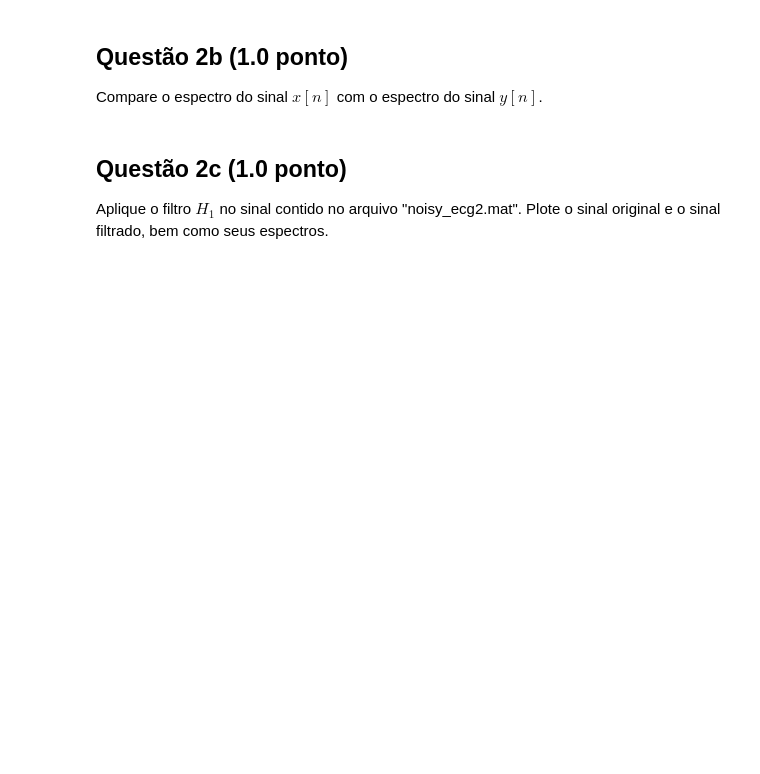
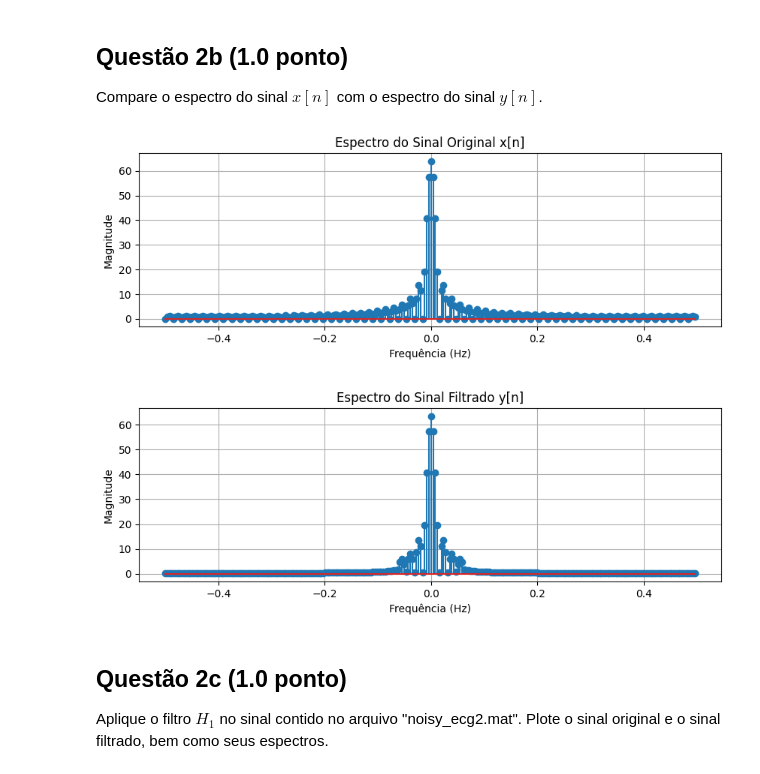
Before and after one commit to leopcortes/unb, a Jupyter notebook: sstd/Projeto3/projeto3.ipynb, the cells around one changed output. Cells and saved outputs as stored; diff of their text form; code cells hidden in the pictures; blank space fills up the shorter version.

```diff
--- a/sstd/Projeto3/projeto3.ipynb
+++ b/sstd/Projeto3/projeto3.ipynb
@@ -69,3 +167,28 @@ Compare o espectro do sinal $x\left[n\right]$ com o espectro do sinal $y\left[n\
+# %%
+#Resposta da questão 2b
+X = np.fft.fft(x)
+Y = np.fft.fft(y)
+
+freq = np.fft.fftfreq(N)
+
+plt.figure(figsize=(10, 3))
+plt.stem(freq, np.abs(X))
+plt.title('Espectro do Sinal Original x[n]')
+plt.xlabel('Frequência (Hz)')
+plt.ylabel('Magnitude')
+plt.grid(True)
+plt.show()
+
+plt.figure(figsize=(10, 3))
+plt.stem(freq, np.abs(Y))
+plt.title('Espectro do Sinal Filtrado y[n]')
+plt.xlabel('Frequência (Hz)')
+plt.ylabel('Magnitude')
+plt.grid(True)
+plt.show()
+# %% [output]
+[figure, added]
+[figure, added]
 # %% [markdown]
 ## Questão 2c (1.0  ponto)
 
```
Also changed, not shown: parts of 11 cells of this notebook.
